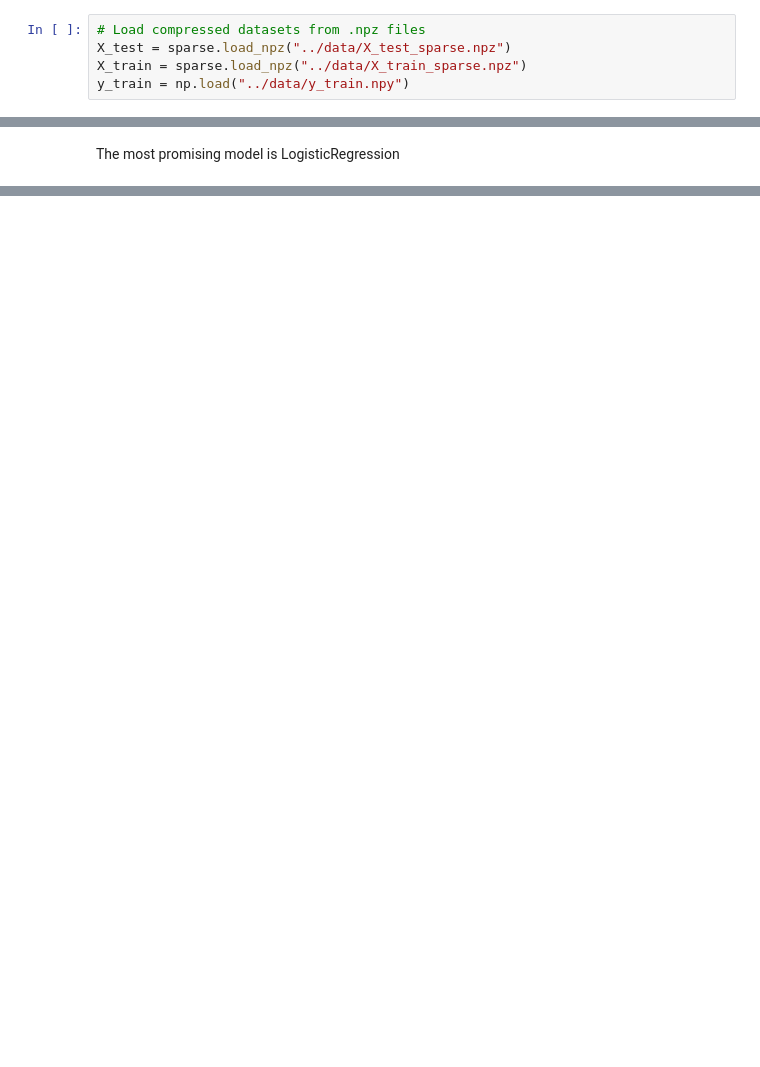
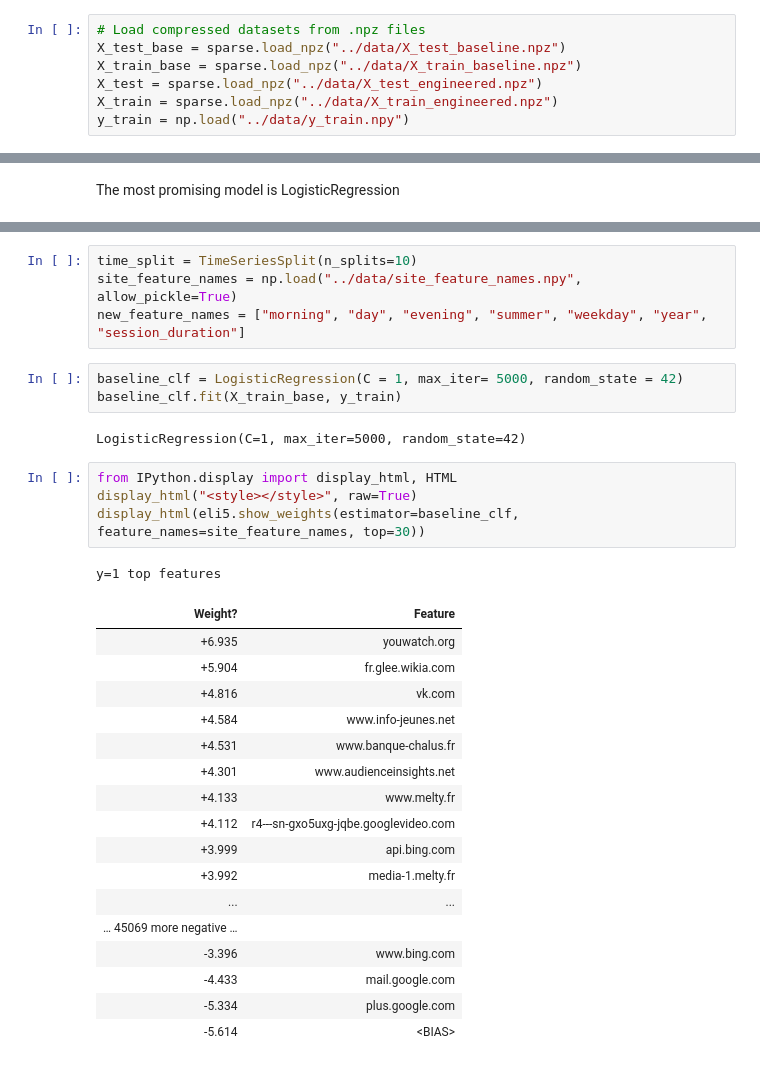
Before and after one commit to TempeHS/2025SE-Mike.N-HSC-MajorProject, a Jupyter notebook: notebooks/model_development.ipynb, the cells around one changed output, grey strips where cells are left out. Saved outputs shown, nothing was run; the diff lists cells and outputs as text; blank space fills up the shorter version.

```diff
--- a/notebooks/model_development.ipynb
+++ b/notebooks/model_development.ipynb
@@ -24,8 +46,10 @@ import numpy as np
 **Load the data**
 # %%
 # Load compressed datasets from .npz files
-X_test = sparse.load_npz("../data/X_test_sparse.npz")
-X_train = sparse.load_npz("../data/X_train_sparse.npz")
+X_test_base = sparse.load_npz("../data/X_test_baseline.npz")
+X_train_base = sparse.load_npz("../data/X_train_baseline.npz")
+X_test = sparse.load_npz("../data/X_test_engineered.npz")
+X_train = sparse.load_npz("../data/X_train_engineered.npz")
 y_train = np.load("../data/y_train.npy")
 # %% [markdown]
 Split the training data into 2 sets: training and validation. We use TimeSeriesSplit for time-aware cross-validation. TimeSeriesSplit returns the first k folds as the train set, while using the k+1-th set as the valid set. This allows the model to be validated against future observations least like those that are used to train the model.
@@ -109,0 +142,32 @@ importances = np.abs(clf.coef_).flatten()
+# %%
+time_split = TimeSeriesSplit(n_splits=10)
+site_feature_names = np.load("../data/site_feature_names.npy", allow_pickle=True)
+new_feature_names = ["morning", "day", "evening", "summer", "weekday", "year", "session_duration"]
+# %%
+baseline_clf = LogisticRegression(C = 1, max_iter= 5000, random_state = 42)
+baseline_clf.fit(X_train_base, y_train)
+# %% [output]
+LogisticRegression(C=1, max_iter=5000, random_state=42)
+# %%
+from IPython.display import display_html, HTML
+display_html("<style></style>", raw=True)
+display_html(eli5.show_weights(estimator=baseline_clf, feature_names=site_feature_names, top=30))
+# %% [output]
+y=1 top features
+| Weight? | Feature |
+| +6.935 | youwatch.org |
+| +5.904 | fr.glee.wikia.com |
+| +4.816 | vk.com |
+| +4.584 | www.info-jeunes.net |
+| +4.531 | www.banque-chalus.fr |
+| +4.301 | www.audienceinsights.net |
+| +4.133 | www.melty.fr |
+| +4.112 | r4---sn-gxo5uxg-jqbe.googlevideo.com |
+| +3.999 | api.bing.com |
+| +3.992 | media-1.melty.fr |
+| ... | ... |
+| … 45069 more negative … |  |
+| -3.396 | www.bing.com |
+| -4.433 | mail.google.com |
+| -5.334 | plus.google.com |
+| -5.614 | <BIAS> |
```
Also changed, not shown: parts of 13 cells of this notebook, 4 other files.
